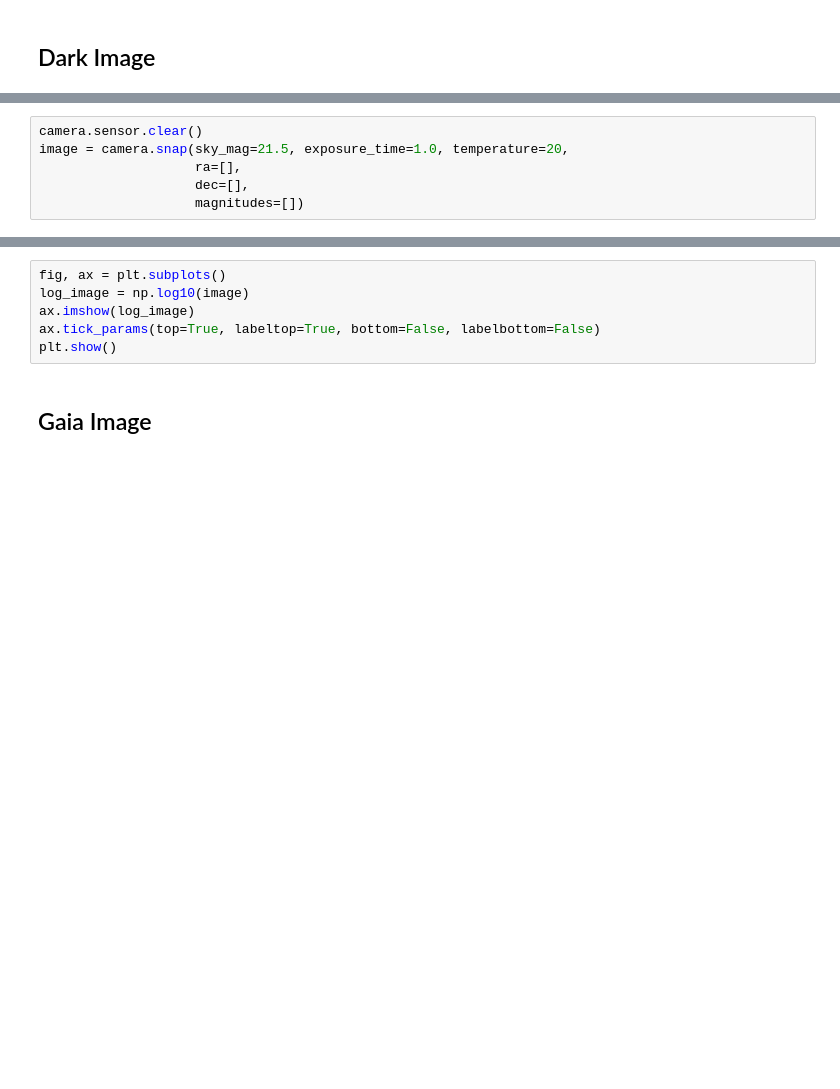
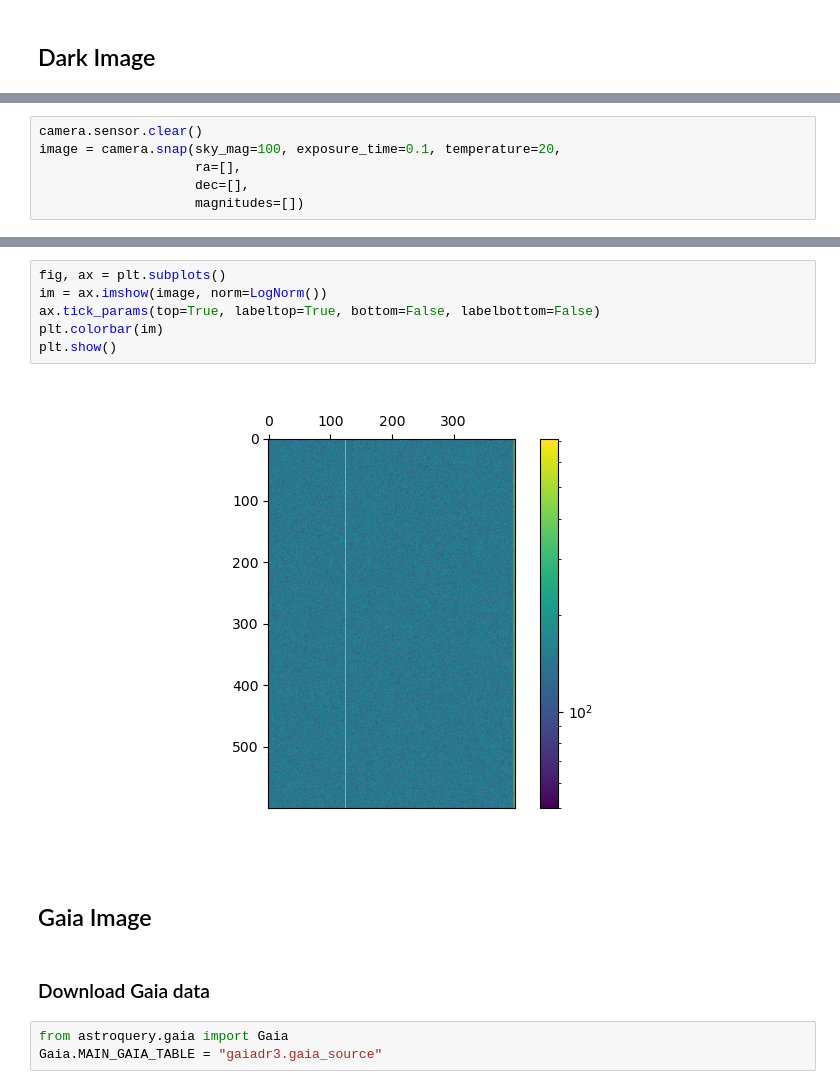
Before and after one commit to TigerHou2/StarSim, a Jupyter notebook: examples/gaia.ipynb, the cells around one changed output, grey strips where cells are left out. Drawn from its saved outputs; the diff is of its cells as text; blank space fills up the shorter version.

```diff
--- a/examples/gaia.ipynb
+++ b/examples/gaia.ipynb
@@ -113,6 +173,6 @@ plt.show()
 # %%
 camera.sensor.clear()
-image = camera.snap(sky_mag=21.5, exposure_time=1.0, temperature=20,
+image = camera.snap(sky_mag=100, exposure_time=0.1, temperature=20,
                     ra=[],
                     dec=[],
                     magnitudes=[])
@@ -119,8 +181,15 @@ image = camera.snap(sky_mag=21.5, exposure_time=1.0, temperature=20,
 # %%
 fig, ax = plt.subplots()
-log_image = np.log10(image)
-ax.imshow(log_image)
+im = ax.imshow(image, norm=LogNorm())
 ax.tick_params(top=True, labeltop=True, bottom=False, labelbottom=False)
+plt.colorbar(im)
 plt.show()
+# %% [output]
+[figure, added]
 # %% [markdown]
 ## Gaia Image
+# %% [markdown]
+### Download Gaia data
+# %%
+from astroquery.gaia import Gaia
+Gaia.MAIN_GAIA_TABLE = "gaiadr3.gaia_source"
```
Also changed, not shown: parts of 32 cells of this notebook, 7 other files.
